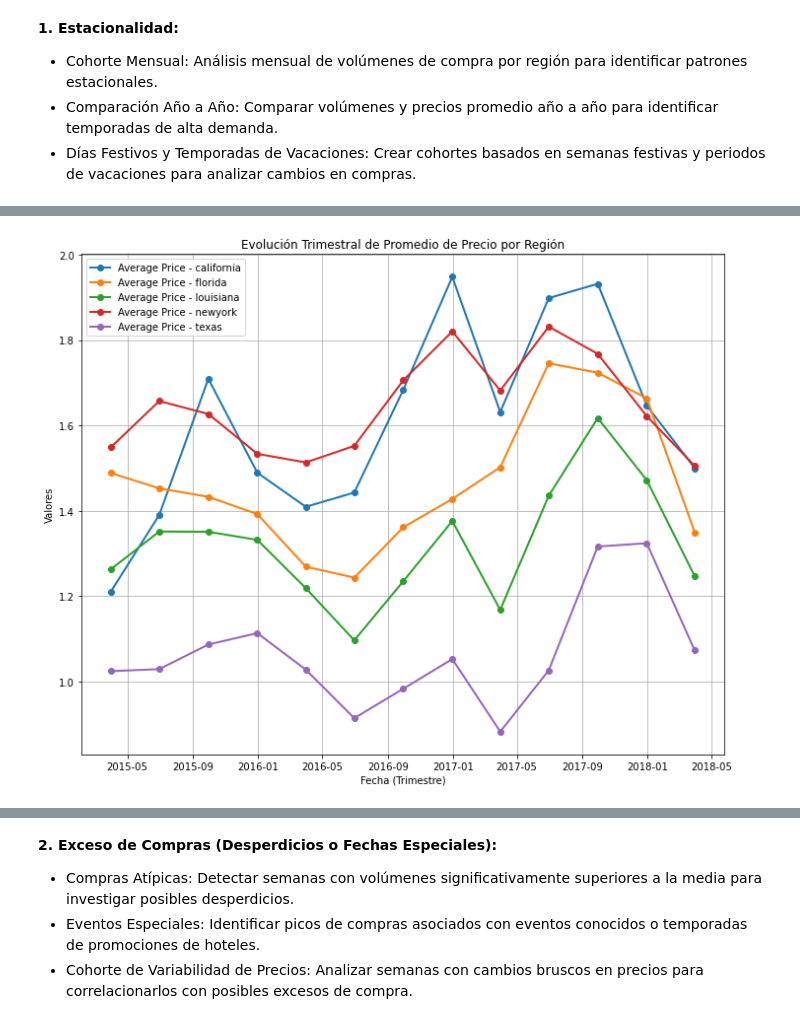
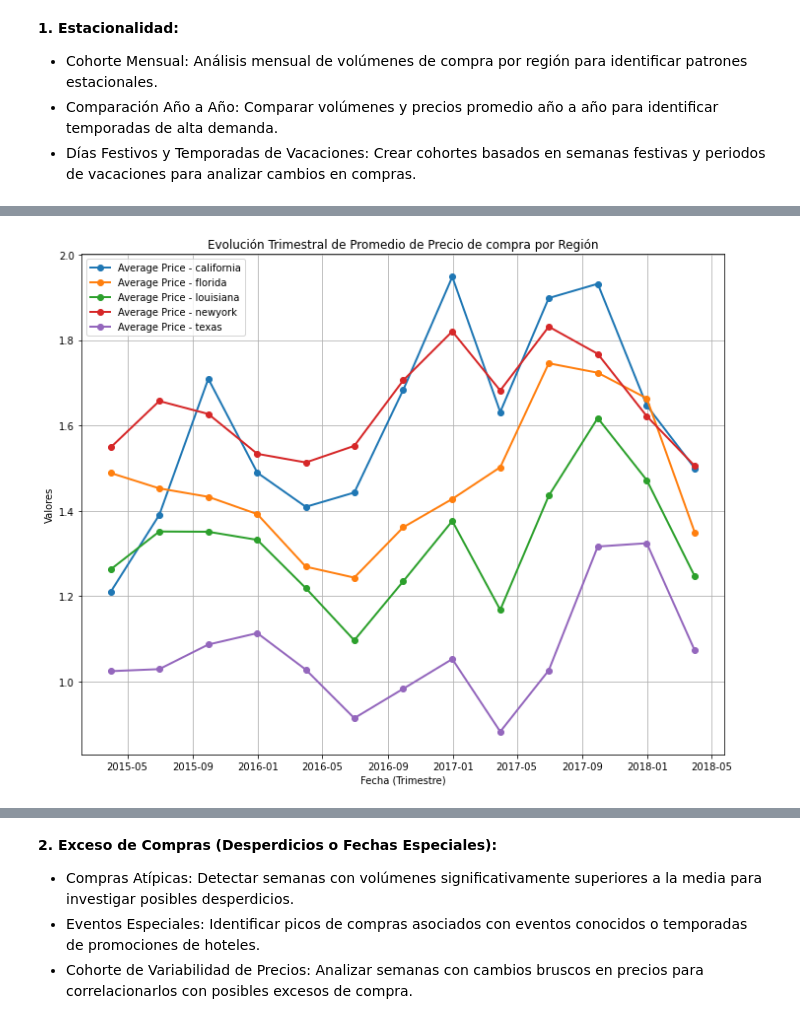
Before and after one commit to Julix4/AvoEconomics, a Jupyter notebook: cohortes-avanzados.ipynb, the cells around one changed output, grey strips where cells are left out. Saved outputs shown, nothing was run; the diff lists cells and outputs as text; code cells hidden in the pictures.

```diff
--- a/cohortes-avanzados.ipynb
+++ b/cohortes-avanzados.ipynb
@@ -52,26 +55,25 @@ df_avocado_hotels
 # %%
-df_avocado_hotels['Date'] = pd.to_datetime(df_avocado_hotels['Date'])
 
 # Agrupar los datos por location y trimestre y calcular el promedio de 'AveragePrice' y la suma de 'Total Volume'
 cor2 = df_avocado_hotels.groupby([pd.Grouper(key='Date', freq='Q'), 'location']).agg(
     avg_price=('AveragePrice', 'mean'),
     total_volume=('Total Volume', 'sum')
 ).reset_index()
 
 # Visualización de la evolución de las cohortes por región
 plt.figure(figsize=(10, 8))
 
 # Gráfico de líneas para comparar las regiones
 for region in cor2['location'].unique():
     region_data = cor2[cor2['location'] == region]
     plt.plot(region_data['Date'], region_data['avg_price'], marker='o', label=f'Average Price - {region}', linewidth=2)
 
 plt.title('Evolución Trimestral de Promedio de Precio de compra por Región')
 plt.xlabel('Fecha (Trimestre)')
 plt.ylabel('Valores')
 plt.legend()
 plt.grid(True)
 plt.tight_layout()
 plt.show()
 # %% [output]
-[figure, old version]
+[figure, new version]
```
Also changed, not shown: parts of 6 cells of this notebook, 2 other files.
